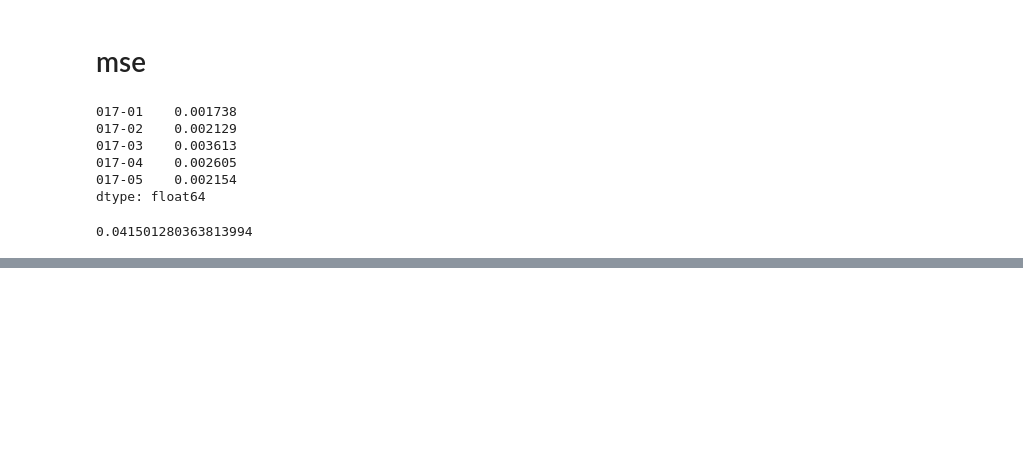
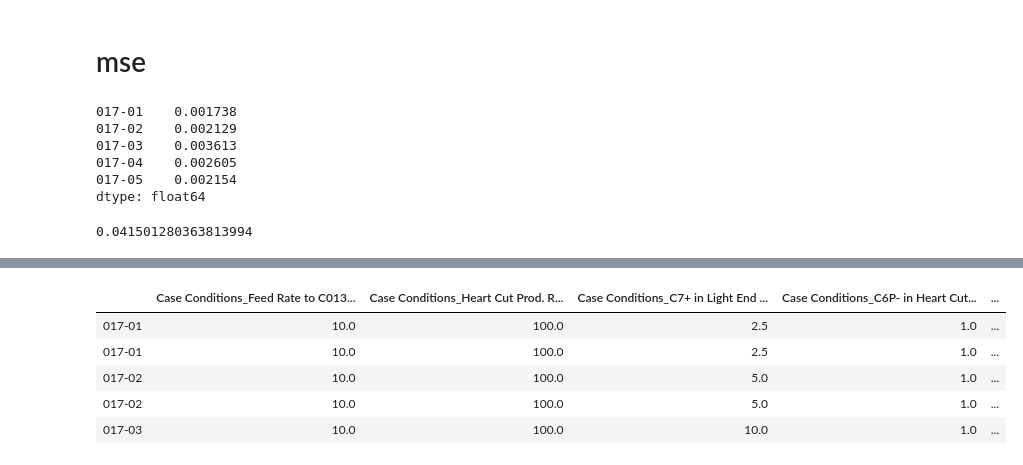
Before and after one commit to skywalker0803r/oil_project_20200412, a Jupyter notebook: API_test.ipynb, the cells around one changed output, grey strips where cells are left out. Saved outputs shown, nothing was run; the diff lists cells and outputs as text; code cells hidden in the pictures; blank space fills up the shorter version.

```diff
--- a/API_test.ipynb
+++ b/API_test.ipynb
@@ -178,0 +206,11 @@ print(mse.mean())
+# %%
+case = df[col_names['case']]
+data = case.join(data)
+data.head()
+# %% [output]
+|  | Case Conditions_Feed Rate to C013... | Case Conditions_Heart Cut Prod. R... | Case Conditions_C7+ in Light End ... | Case Conditions_C6P- in Heart Cut... | ... |
+| 017-01 | 10.0 | 100.0 | 2.5 | 1.0 | ... |
+| 017-01 | 10.0 | 100.0 | 2.5 | 1.0 | ... |
+| 017-02 | 10.0 | 100.0 | 5.0 | 1.0 | ... |
+| 017-02 | 10.0 | 100.0 | 5.0 | 1.0 | ... |
+| 017-03 | 10.0 | 100.0 | 10.0 | 1.0 | ... |
```
Also changed, not shown: parts of 13 cells of this notebook.
